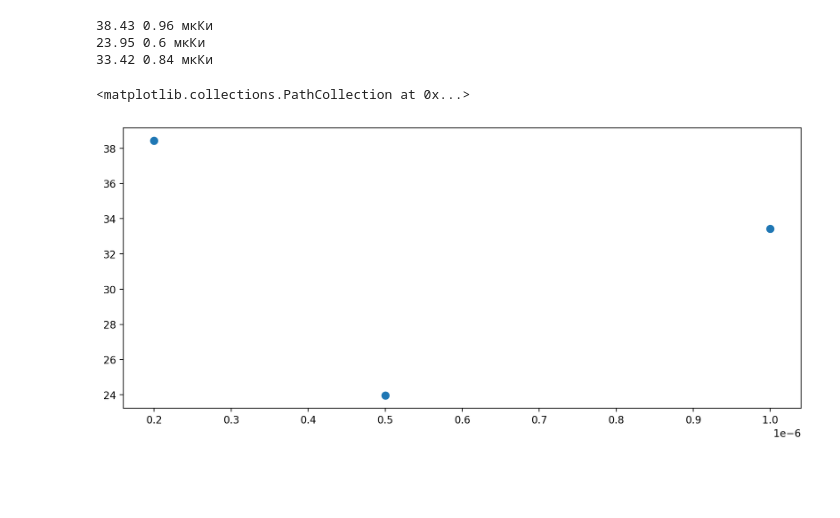
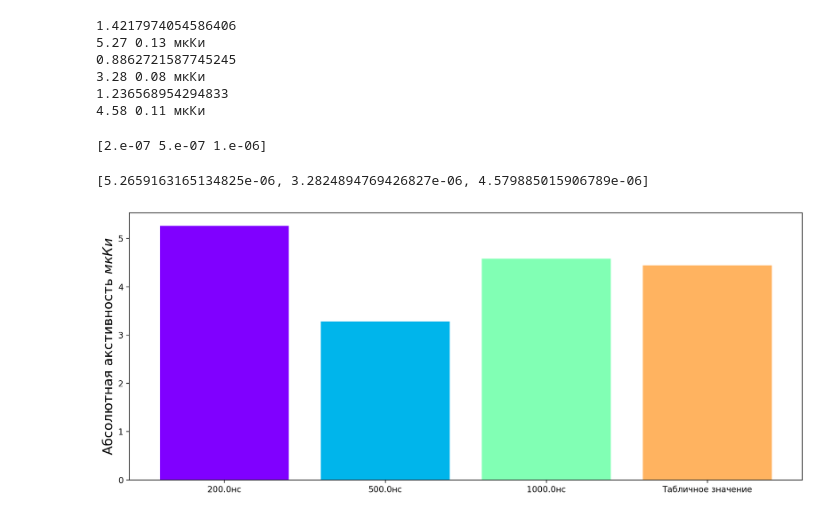
Before and after one commit to ShmakovVladimir/Labs, a Jupyter notebook: Квантовая физика/Метод совпадений/main.ipynb, the cells around one changed output. Drawn from its saved outputs; the diff is of its cells as text; code cells hidden in the pictures; blank space fills up the shorter version.

```diff
--- a/Квантовая физика/Метод совпадений/main.ipynb
+++ b/Квантовая физика/Метод совпадений/main.ipynb
@@ -13,21 +14,36 @@ N_zero_values = []
 for N, tau in zip(N_values, tau_values):
     N = N - 2 * tau * n1_full * n2_full
     N_zero = 1.08 * N1 * N2 / (2 * N)
-    N_zero /= (3.7 * np.power(10, 10))
+    print(N_zero / 1e6)
+    N_zero /= (2.7 * np.power(10, 11))
     print(round(N_zero * np.power(10, 6), 2),
           round(0.025 * N_zero * np.power(10, 6), 2)
           , "мкКи")
     N_zero_values.append(N_zero)
 # %% [output]
-38.43 0.96 мкКи
-23.95 0.6 мкКи
-33.42 0.84 мкКи
+1.4217974054586406
+5.27 0.13 мкКи
+0.8862721587745245
+3.28 0.08 мкКи
+1.236568954294833
+4.58 0.11 мкКи
-# %%
-plt.figure(figsize = (12, 5), dpi = 200)
-
-plt.scatter(tau_values,
-            np.array(N_zero_values) * np.power(10, 6),
-            s = 50)
-# %% [output]
-<matplotlib.collections.PathCollection at 0x...>
-[figure, removed]
+# %%
+print(tau_values)
+# %% [output]
+[2.e-07 5.e-07 1.e-06]
+# %%
+print(N_zero_values)
+# %% [output]
+[5.2659163165134825e-06, 3.2824894769426827e-06, 4.579885015906789e-06]
+# %%
+fig, ax = plt.subplots(figsize = (12, 5), dpi = 200)
+colors = cm.rainbow(np.arange(5) / 4)
+labels = [str(round(t * np.power(10, 9), 1)) + 'нс' for t in tau_values]
+vals = list(np.array(N_zero_values) * np.power(10, 6))
+vals.append(0.00000444444 * np.power(10, 6))
+labels.append("Табличное значение")
+ax.bar(labels, vals, color = colors)
+plt.ylabel("Абсолютная акстивность $мкКи$", fontsize = 16)
+fig.tight_layout()
+# %% [output]
+[figure, added]
```
Also changed, not shown: parts of 1 cell of this notebook, 3 other files.
